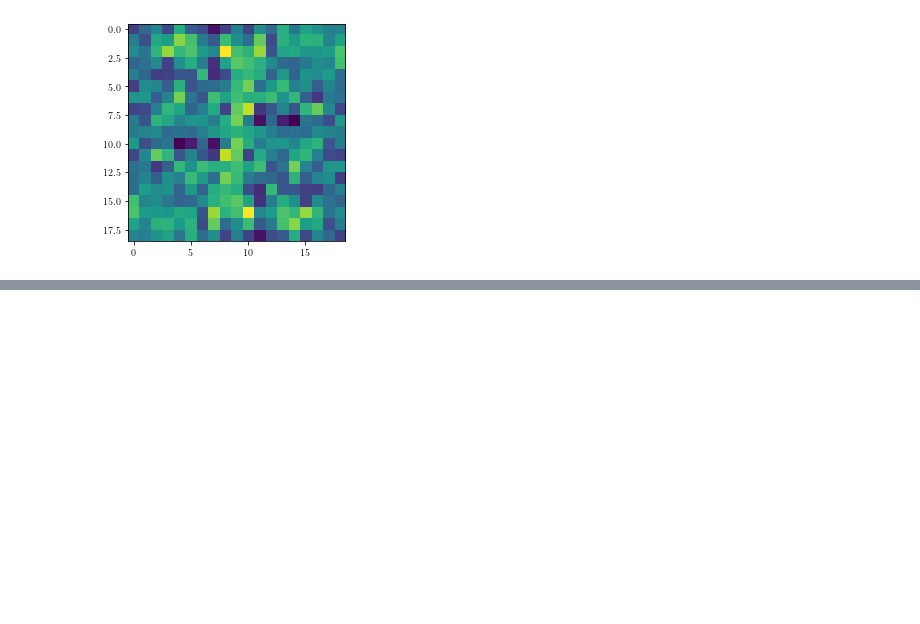
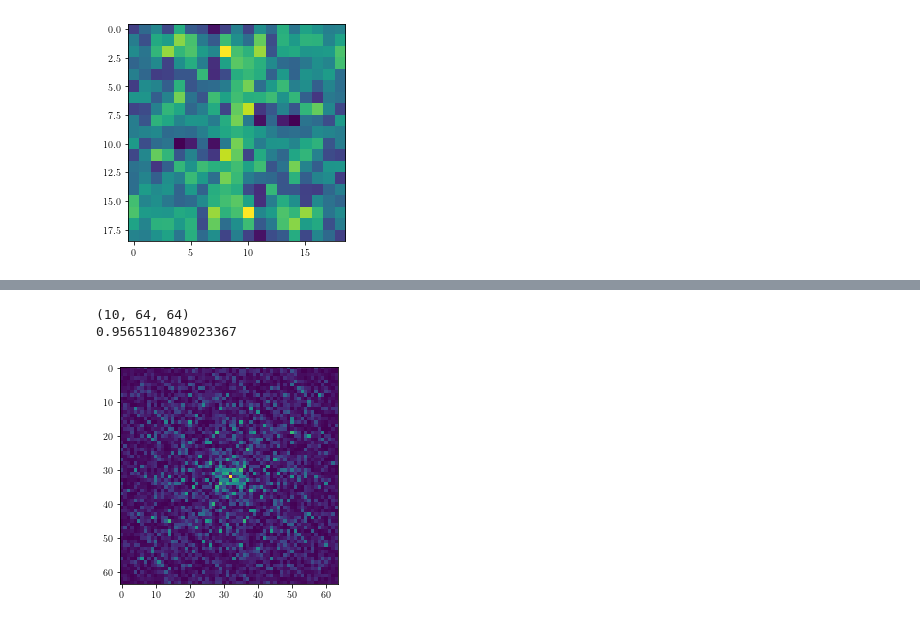
Before and after one commit to mr-superonion/FPFS, a Jupyter notebook: notebook/noiseBias/2_1_noise_cor_to_ps.ipynb, the cells around one changed output, grey strips where cells are left out. Cells and saved outputs as stored; diff of their text form; code cells hidden in the pictures; blank space fills up the shorter version.

```diff
--- a/notebook/noiseBias/2_1_noise_cor_to_ps.ipynb
+++ b/notebook/noiseBias/2_1_noise_cor_to_ps.ipynb
@@ -106,0 +106,10 @@ plt.imshow(corRes)
+# %%
+powModel=np.zeros((1,ngrid,ngrid))
+powModel[0]=powIn
+for i in range(10):
+    noi_image   =   galsim.ImageF(ngrid,ngrid,scale=scale)
+    corNoise.applyTo(noi_image)
+    noi_array=noi_image.array
+    power=np.fft.fftshift(np.abs(np.fft.fft2(noi_array))**2.)
+    subPow=imgutil.fitNoiPow(ngrid,power,powModel,18)
+    print(np.average(subPow/powIn))
@@ -106,0 +140,18 @@ plt.imshow(corRes)
+# %%
+nrot        =   1
+nx          =   1
+ny          =   10
+ndata       =   nx*ny
+# setup the galaxy image and the noise image
+gal_image   =   galsim.ImageF(nx*ngrid,ny*ngrid,scale=scale)
+gal_image.setOrigin(0,0)
+data_rows   =   []
+
+for i in range(ny):
+    # Prepare the subimage
+    ix      =   0
+    iy      =   i
+    b       =   galsim.BoundsI(ix*ngrid, (ix+1)*ngrid-1,iy*ngrid,(iy+1)*ngrid-1)
+    sub_gal_image = gal_image[b]
+    # Draw the galaxy image
+    final.drawImage(sub_gal_image,method='no_pixel')
@@ -106,0 +179,11 @@ plt.imshow(corRes)
+# %%
+image_list=np.stack(np.vsplit(gal_image.array,10))
+print(image_list.shape)
+galPow=imgutil.getFouPow(image_list[0])
+imshow(galPow)
+subPow=imgutil.fitNoiPow(ngrid,power,powModel,18)
+print(np.average(subPow/powIn))
+# %% [output]
+(10, 64, 64)
+0.9565110489023367
+[figure, added]
```
Also changed, not shown: parts of 18 cells of this notebook, 3 other files.
